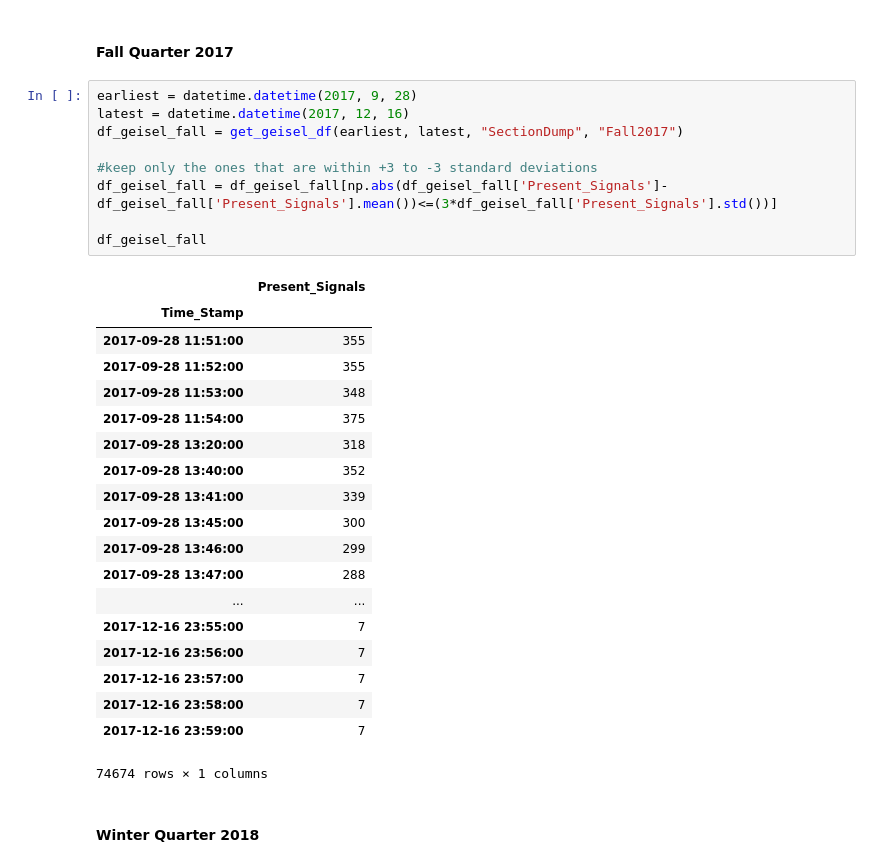
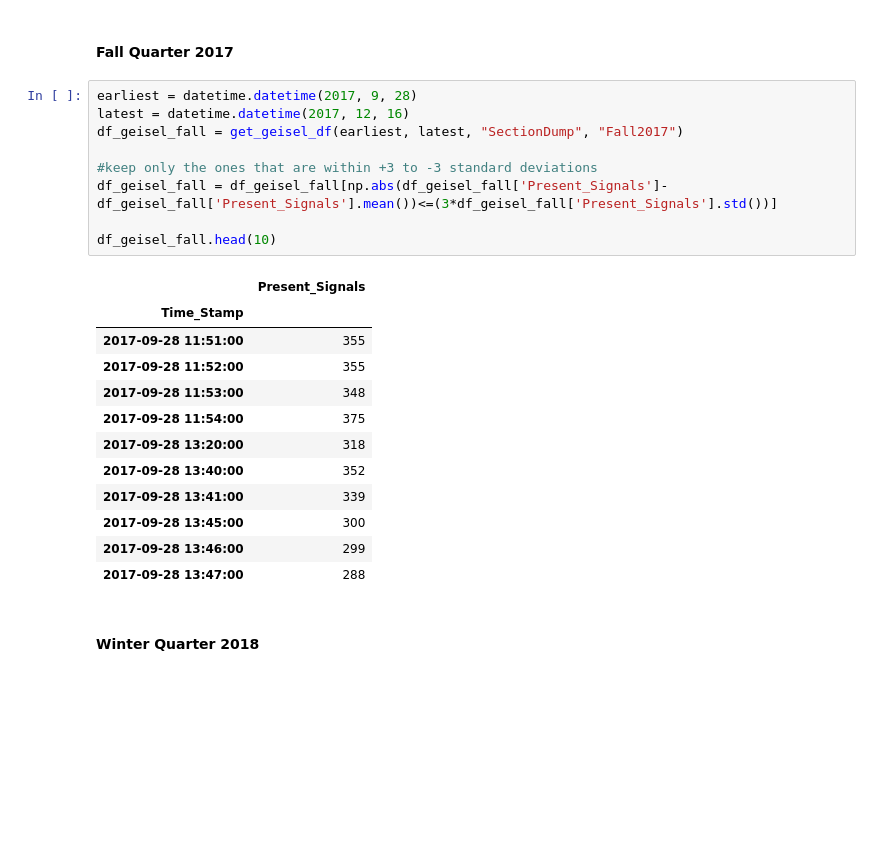
Before and after one commit to kelvinluime/Pr_059, a Jupyter notebook: FinalProject.ipynb, the cells around one changed output. Saved outputs shown, nothing was run; the diff lists cells and outputs as text; blank space fills up the shorter version.

```diff
--- a/FinalProject.ipynb
+++ b/FinalProject.ipynb
@@ -247,32 +248,25 @@ def get_geisel_df(earliest, latest, table_selection, quarter):
 # %%
 earliest = datetime.datetime(2017, 9, 28)
 latest = datetime.datetime(2017, 12, 16)
 df_geisel_fall = get_geisel_df(earliest, latest, "SectionDump", "Fall2017")
 
 #keep only the ones that are within +3 to -3 standard deviations
 df_geisel_fall = df_geisel_fall[np.abs(df_geisel_fall['Present_Signals']-df_geisel_fall['Present_Signals'].mean())<=(3*df_geisel_fall['Present_Signals'].std())]
 
-df_geisel_fall
+df_geisel_fall.head(10)
 # %% [output]
 |  | Present_Signals |
 | Time_Stamp |  |
 | 2017-09-28 11:51:00 | 355 |
 | 2017-09-28 11:52:00 | 355 |
 | 2017-09-28 11:53:00 | 348 |
 | 2017-09-28 11:54:00 | 375 |
 | 2017-09-28 13:20:00 | 318 |
 | 2017-09-28 13:40:00 | 352 |
 | 2017-09-28 13:41:00 | 339 |
 | 2017-09-28 13:45:00 | 300 |
 | 2017-09-28 13:46:00 | 299 |
 | 2017-09-28 13:47:00 | 288 |
-| ... | ... |
-| 2017-12-16 23:55:00 | 7 |
-| 2017-12-16 23:56:00 | 7 |
-| 2017-12-16 23:57:00 | 7 |
-| 2017-12-16 23:58:00 | 7 |
-| 2017-12-16 23:59:00 | 7 |
-74674 rows × 1 columns
 # %% [markdown]
 #### Winter Quarter 2018
 # %%
```
Also changed, not shown: parts of 25 cells of this notebook.
